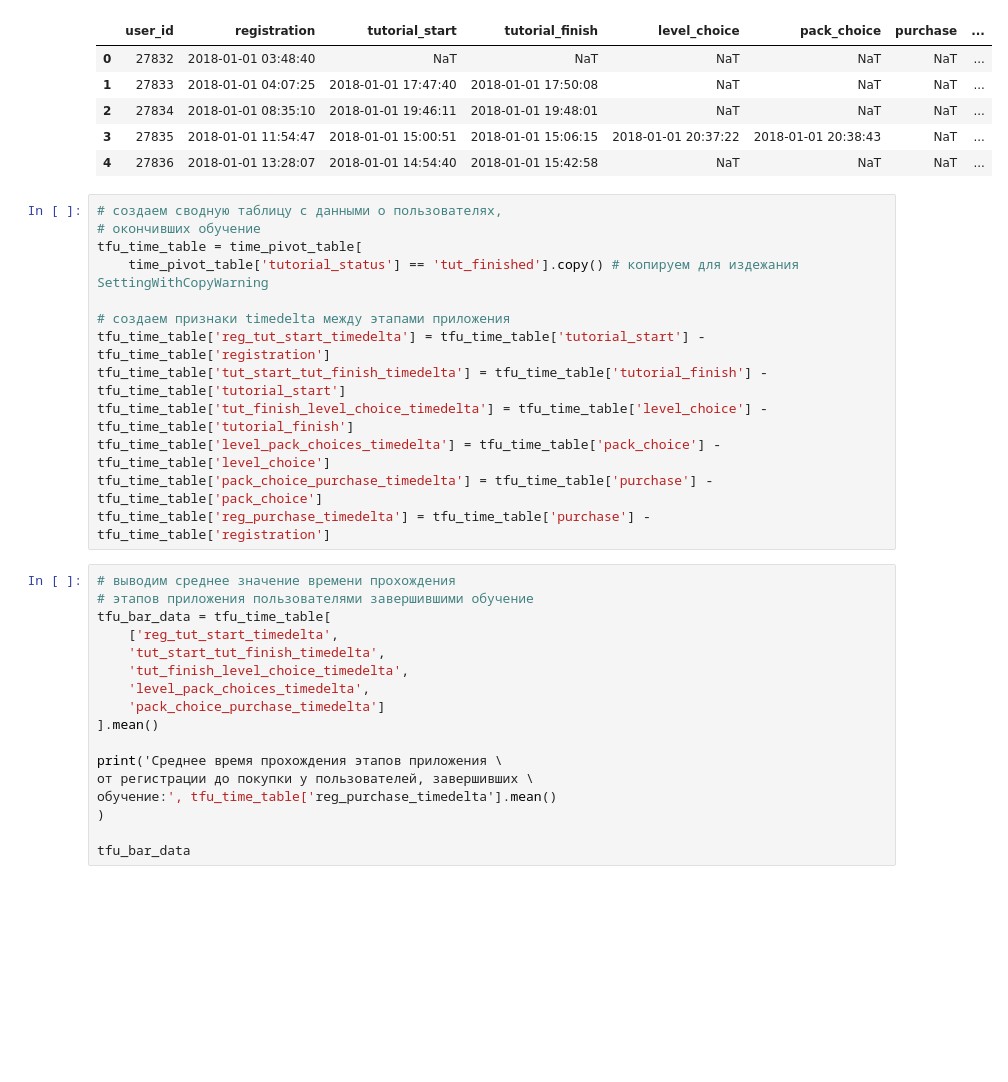
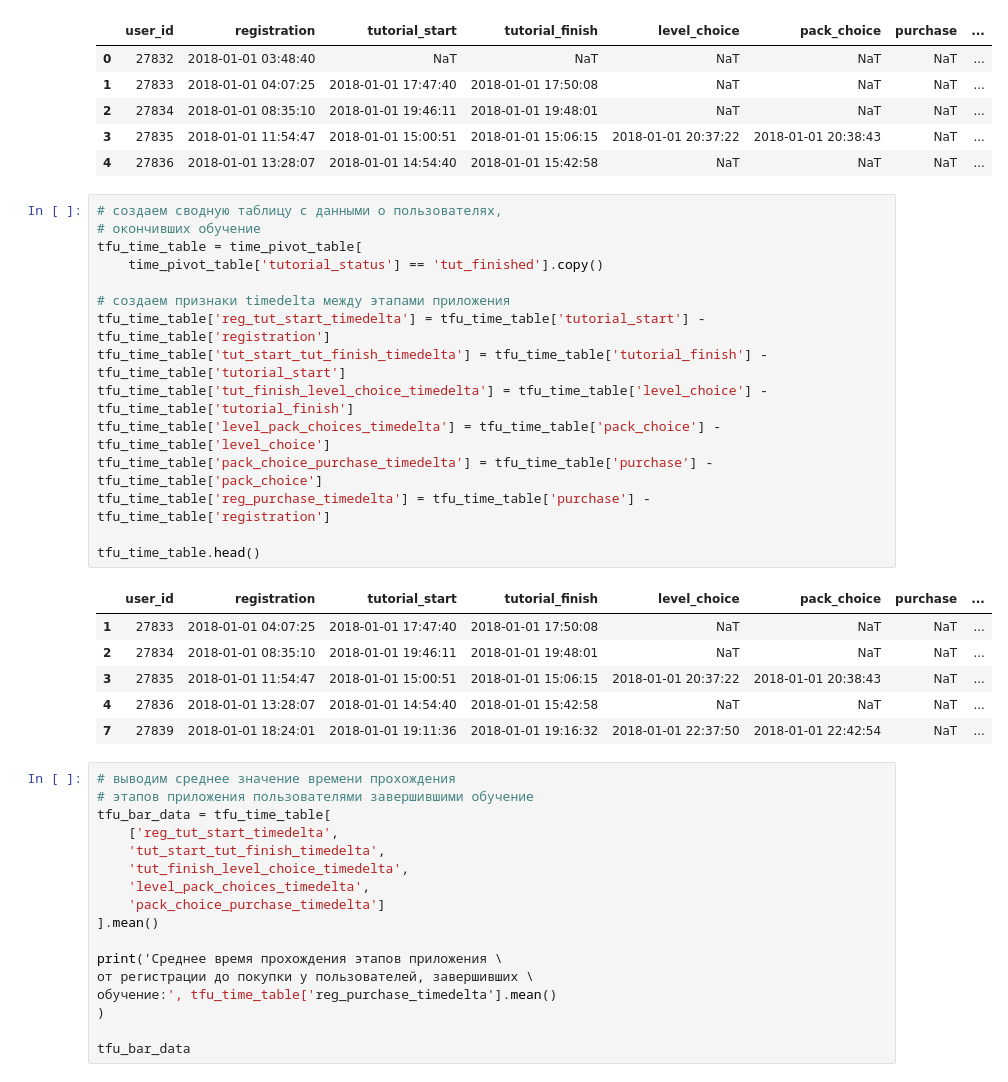
Before and after one commit to mikhaylovskaya-karina/Project-3_App_funnel_analysis_Python, a Jupyter notebook: Project_3_App_funnel_analysis_Python_KM.ipynb, the cells around one changed output. Saved outputs shown, nothing was run; the diff lists cells and outputs as text; blank space fills up the shorter version.

```diff
--- a/Project_3_App_funnel_analysis_Python_KM.ipynb
+++ b/Project_3_App_funnel_analysis_Python_KM.ipynb
@@ -303,16 +340,25 @@ time_pivot_table.head()
 # %%
 # создаем сводную таблицу с данными о пользователях,
 # окончивших обучение
 tfu_time_table = time_pivot_table[
-    time_pivot_table['tutorial_status'] == 'tut_finished'].copy() # копируем для издежания SettingWithCopyWarning
+    time_pivot_table['tutorial_status'] == 'tut_finished'].copy()
 
 # создаем признаки timedelta между этапами приложения
 tfu_time_table['reg_tut_start_timedelta'] = tfu_time_table['tutorial_start'] - tfu_time_table['registration']
 tfu_time_table['tut_start_tut_finish_timedelta'] = tfu_time_table['tutorial_finish'] - tfu_time_table['tutorial_start']
 tfu_time_table['tut_finish_level_choice_timedelta'] = tfu_time_table['level_choice'] - tfu_time_table['tutorial_finish']
 tfu_time_table['level_pack_choices_timedelta'] = tfu_time_table['pack_choice'] - tfu_time_table['level_choice']
 tfu_time_table['pack_choice_purchase_timedelta'] = tfu_time_table['purchase'] - tfu_time_table['pack_choice']
 tfu_time_table['reg_purchase_timedelta'] = tfu_time_table['purchase'] - tfu_time_table['registration']
+
+tfu_time_table.head()
+# %% [output]
+|  | user_id | registration | tutorial_start | tutorial_finish | level_choice | pack_choice | purchase | ... |
+| 1 | 27833 | 2018-01-01 04:07:25 | 2018-01-01 17:47:40 | 2018-01-01 17:50:08 | NaT | NaT | NaT | ... |
+| 2 | 27834 | 2018-01-01 08:35:10 | 2018-01-01 19:46:11 | 2018-01-01 19:48:01 | NaT | NaT | NaT | ... |
+| 3 | 27835 | 2018-01-01 11:54:47 | 2018-01-01 15:00:51 | 2018-01-01 15:06:15 | 2018-01-01 20:37:22 | 2018-01-01 20:38:43 | NaT | ... |
+| 4 | 27836 | 2018-01-01 13:28:07 | 2018-01-01 14:54:40 | 2018-01-01 15:42:58 | NaT | NaT | NaT | ... |
+| 7 | 27839 | 2018-01-01 18:24:01 | 2018-01-01 19:11:36 | 2018-01-01 19:16:32 | 2018-01-01 22:37:50 | 2018-01-01 22:42:54 | NaT | ... |
 # %%
 # выводим среднее значение времени прохождения
 # этапов приложения пользователями завершившими обучение
```
Also changed, not shown: parts of 13 cells of this notebook.
